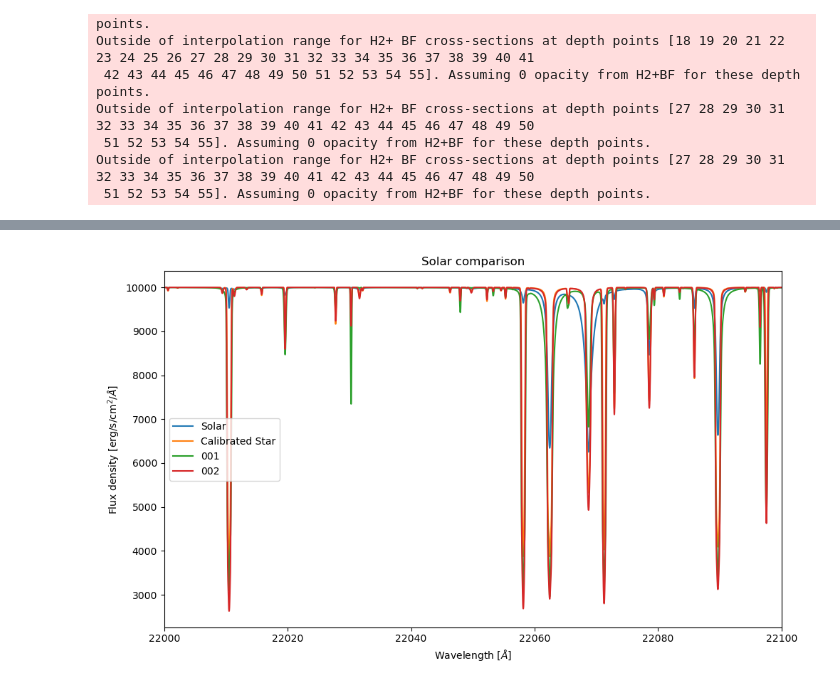
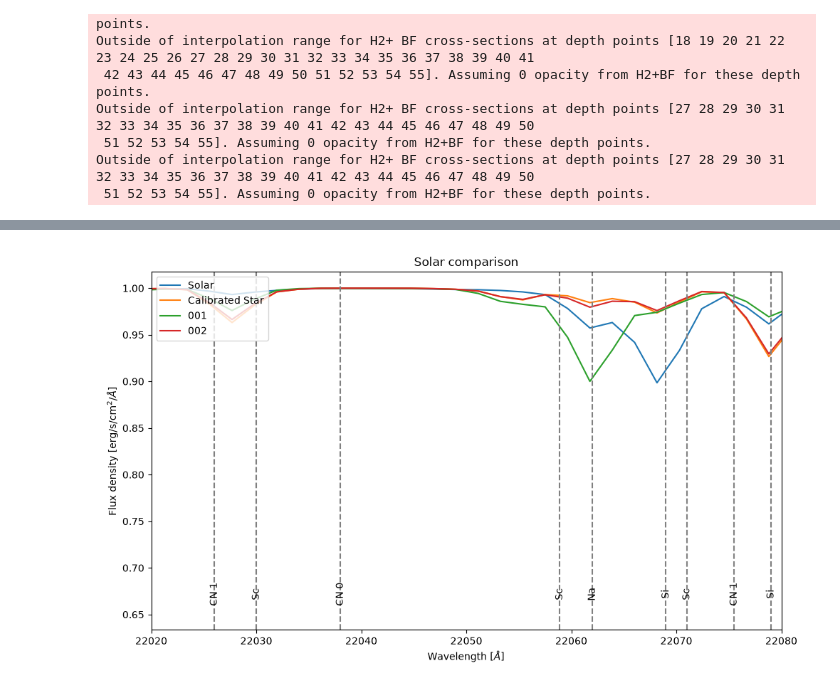
Before and after one commit to Keshavj-07/first_proj, a Jupyter notebook: scripts/NSC.ipynb, the cells around one changed output, grey strips where cells are left out. Saved outputs shown, nothing was run; the diff lists cells and outputs as text; code cells hidden in the pictures.

```diff
--- a/scripts/NSC.ipynb
+++ b/scripts/NSC.ipynb
@@ -67,13 +49,15 @@ sim_convolved_flux = nd.gaussian_filter1d(sim_normalized_flux, obs_sigma_pix)
 # %%
-#Code for Solar Spectra
-sim_sun_conv, sim_sun_lambdas = simulation("solar.yml", "solar_nolines.yml", 0.1 * u.Angstrom, start=22000, end=22100 )
+#STARDIS Code for Solar Spectra
+sim_sun_conv, sim_sun_lambdas = simulation("solar.yml", "solar_nolines.yml", 4.08 * u.Angstrom, start=22000, end=22100 )
 # %% [output]
 OMP: Info #276: omp_set_nested routine deprecated, please use omp_set_max_active_levels instead.
 # %%
-#Code for Science Target spectra
-sim_cal_conv, sim_cal_lambdas = simulation("calibration.yml", "calibration_nolines.yml", 0.1 * u.Angstrom, start=22000, end=22100)
-sim_001_conv, sim_001_lambdas = simulation("001.yml", "001_nolines.yml", 0.1 * u.Angstrom, start=22000, end=22100)
-sim_002_conv, sim_002_lambdas = simulation("002.yml", "002_nolines.yml", 0.1 * u.Angstrom, start=22000, end=22100 )
+#STARDIS Code for Science Target spectra
+sim_cal_conv, sim_cal_lambdas = simulation("calibration.yml", "calibration_nolines.yml", 4.08 * u.Angstrom, start=22000, end=22100)
+sim_001_conv, sim_001_lambdas = simulation("001.yml", "001_nolines.yml", 4.08 * u.Angstrom, start=22000, end=22100)
+sim_002_conv, sim_002_lambdas = simulation("002.yml", "002_nolines.yml", 4.08 * u.Angstrom, start=22000, end=22100 )
+
+# R for 2015 is 5400 under '3. STP'
 # %% [output]
 Outside of interpolation range for H2+ BF cross-sections at depth points [42 43 44 45 46 47 48 49 50 51 52 53 54 55]. Assuming 0 opacity from H2+BF for these depth points.
 Outside of interpolation range for H2+ BF cross-sections at depth points [42 43 44 45 46 47 48 49 50 51 52 53 54 55]. Assuming 0 opacity from H2+BF for these depth points.
@@ -138,25 +72,35 @@ plt.show()
 # %%
 # Single plot for solar comparison with other targets
 plt.figure(figsize=(10, 6))
 plt.plot(
     sim_sun_lambdas,sim_sun_conv,label="Solar"
     )
 plt.plot(
     sim_cal_lambdas,sim_cal_conv,label="Calibrated Star"
 )
 plt.plot(
     sim_001_lambdas,sim_001_conv,label="001"
 )
 plt.plot(
     sim_002_lambdas,sim_002_conv,label="002",color="tab:red"
 )
+vline(22026, 'CN 1')
+vline(22075.5, 'CN 1')
+vline(22038, 'CN 0')
+vline(22030, 'Sc')
+vline(22058.9, 'Sc')
+vline(22071, 'Sc')
+vline(22069, 'Si')
+vline(22079, 'Si')
+vline(22062, 'Na')
 
-plt.xlim(22000, 22100)
+plt.xlim(22020, 22080)
+#plt.ylim(4000, 12000)
 plt.title("Solar comparison")
 plt.xlabel(r"Wavelength [$\AA$]")
 plt.ylabel(r"Flux density [erg/s/cm$^2$/$\AA$]")
 plt.tight_layout()
-plt.legend()
+plt.legend(loc='upper left')
 plt.show()
 # %% [output]
-[figure, old version]
+[figure, new version]
```
Also changed, not shown: parts of 17 cells of this notebook, 31 other files.
